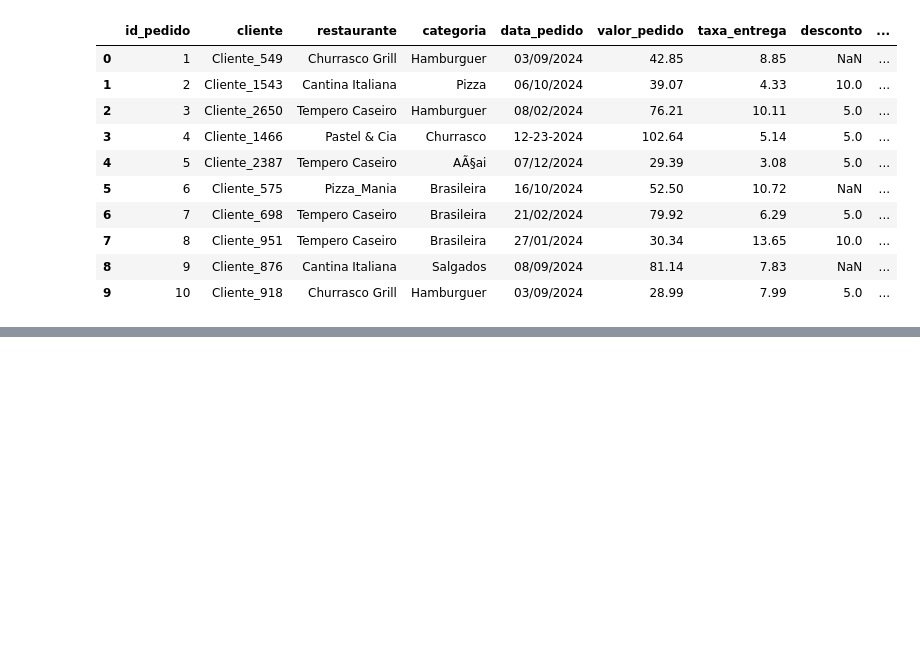
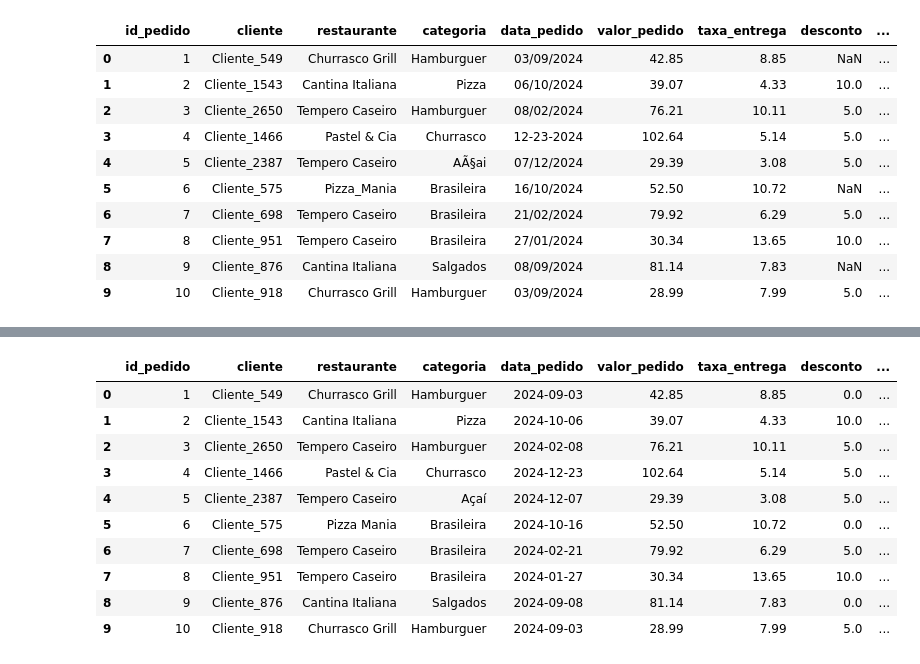
Before and after one commit to aneguimaraestf/CursoSenac20250791, a Jupyter notebook: Atividade - Pandas e Matplotlib/Resolução_Atividade.ipynb, the cells around one changed output, grey strips where cells are left out. Cells and saved outputs as stored; diff of their text form; code cells hidden in the pictures; blank space fills up the shorter version.

```diff
--- a/Atividade - Pandas e Matplotlib/Resolução_Atividade.ipynb
+++ b/Atividade - Pandas e Matplotlib/Resolução_Atividade.ipynb
@@ -100,0 +254,39 @@ None
+# %%
+#Faturamento por Restaurante
+df.groupby('restaurante')['valor_pedido'].sum().sort_values(ascending=False)
+
+
+#Faturamento por Cidade
+df.groupby('cidade')['valor_pedido'].sum()
+
+
+#Faturamento por Categoria
+df.groupby('categoria')['valor_pedido'].sum()
+
+
+#Ticket Médio por Restaurante
+df.groupby('restaurante')['valor_pedido'].mean().round(2)
+
+
+#Pedidos por Ano
+df.groupby(df['data_pedido'].dt.year)['id_pedido'].count()
+
+
+#Pedidos Por Mês
+df.groupby(df['data_pedido'].dt.month)['id_pedido'].count()
+
+
+
+display(df.head(10))
+# %% [output]
+|  | id_pedido | cliente | restaurante | categoria | data_pedido | valor_pedido | taxa_entrega | desconto | ... |
+| 0 | 1 | Cliente_549 | Churrasco Grill | Hamburguer | 2024-09-03 | 42.85 | 8.85 | 0.0 | ... |
+| 1 | 2 | Cliente_1543 | Cantina Italiana | Pizza | 2024-10-06 | 39.07 | 4.33 | 10.0 | ... |
+| 2 | 3 | Cliente_2650 | Tempero Caseiro | Hamburguer | 2024-02-08 | 76.21 | 10.11 | 5.0 | ... |
+| 3 | 4 | Cliente_1466 | Pastel & Cia | Churrasco | 2024-12-23 | 102.64 | 5.14 | 5.0 | ... |
+| 4 | 5 | Cliente_2387 | Tempero Caseiro | Açaí | 2024-12-07 | 29.39 | 3.08 | 5.0 | ... |
+| 5 | 6 | Cliente_575 | Pizza Mania | Brasileira | 2024-10-16 | 52.50 | 10.72 | 0.0 | ... |
+| 6 | 7 | Cliente_698 | Tempero Caseiro | Brasileira | 2024-02-21 | 79.92 | 6.29 | 5.0 | ... |
+| 7 | 8 | Cliente_951 | Tempero Caseiro | Brasileira | 2024-01-27 | 30.34 | 13.65 | 10.0 | ... |
+| 8 | 9 | Cliente_876 | Cantina Italiana | Salgados | 2024-09-08 | 81.14 | 7.83 | 0.0 | ... |
+| 9 | 10 | Cliente_918 | Churrasco Grill | Hamburguer | 2024-09-03 | 28.99 | 7.99 | 5.0 | ... |
```
Also changed, not shown: parts of 11 cells of this notebook, 1 other file.
